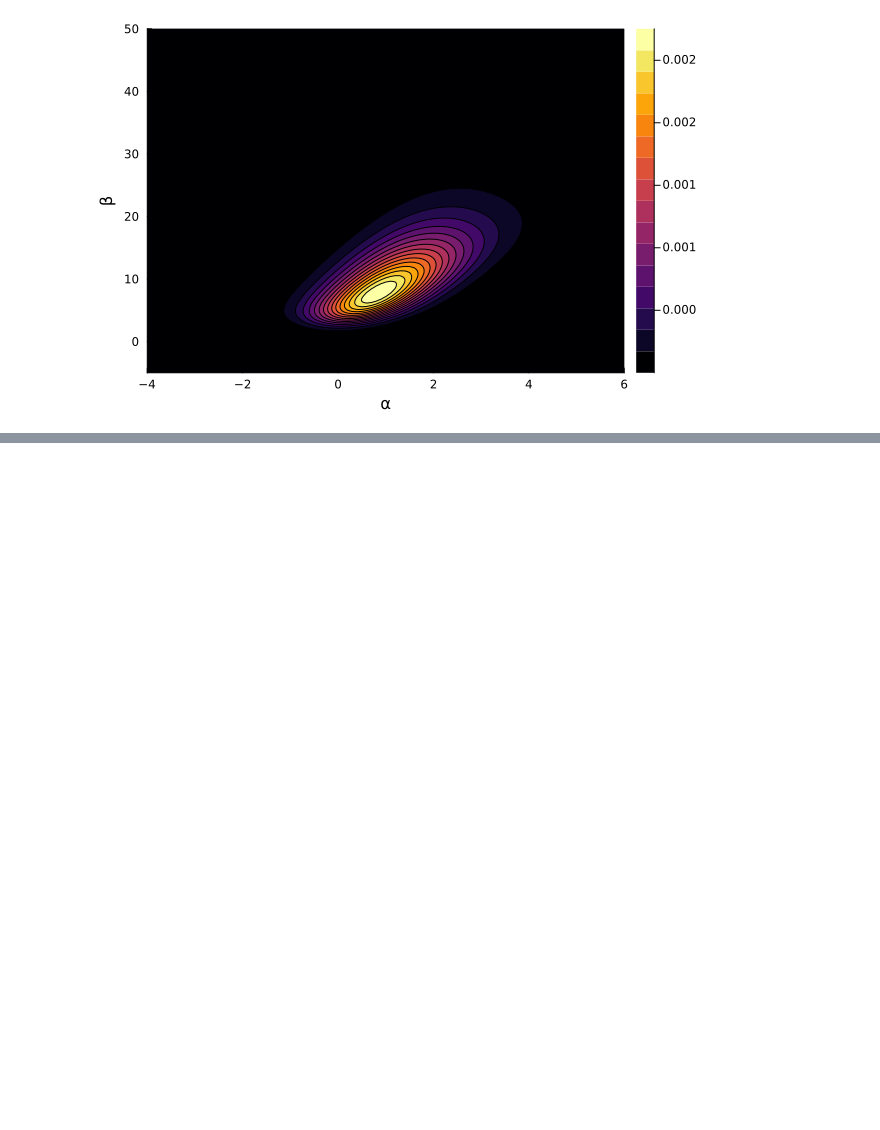
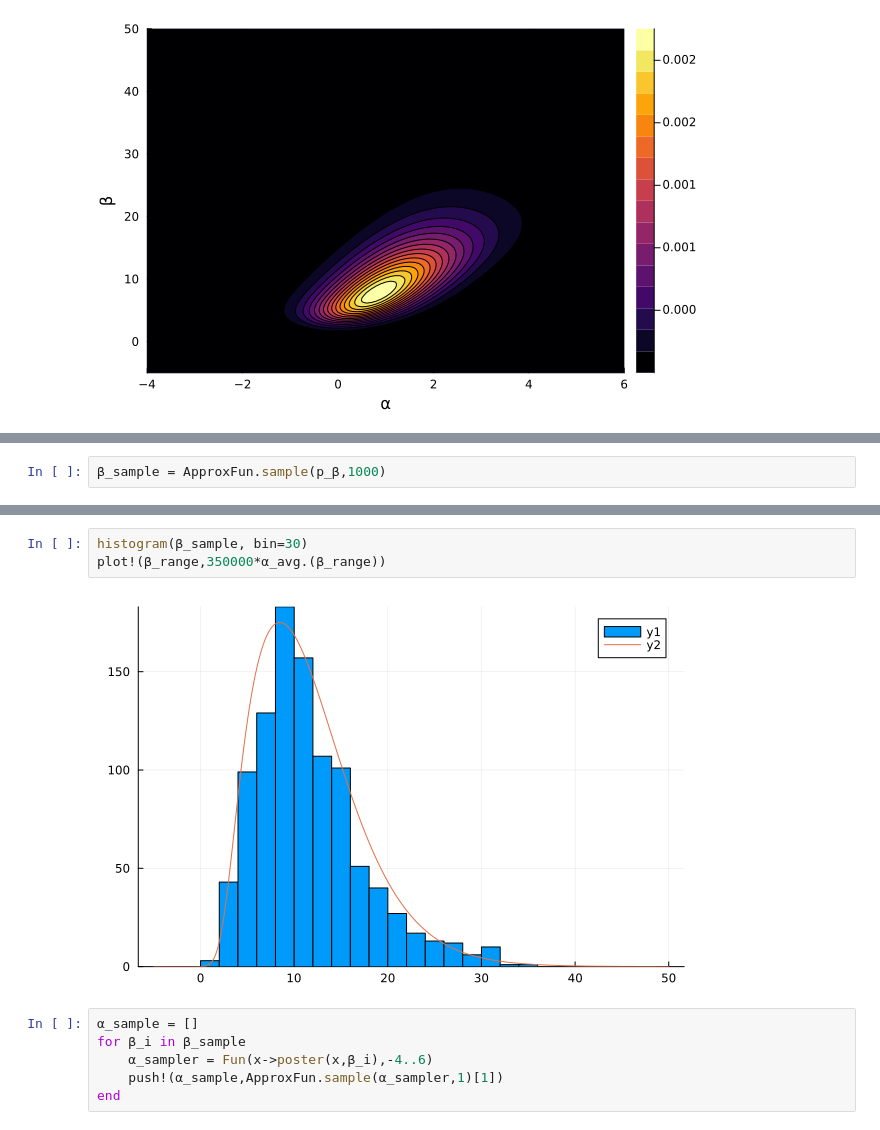
Before and after one commit to alex-hastava/BME-502-2025, a Jupyter notebook: LD50_class.ipynb, the cells around one changed output, grey strips where cells are left out. Cells and saved outputs as stored; diff of their text form; blank space fills up the shorter version.

```diff
--- a/LD50_class.ipynb
+++ b/LD50_class.ipynb
@@ -95,0 +213,2 @@ contourf(-4:0.1:6,-5:0.1:50, poster, xlabel="α",ylabel="β")
+# %%
+β_sample = ApproxFun.sample(p_β,1000)
@@ -95,0 +233,11 @@ contourf(-4:0.1:6,-5:0.1:50, poster, xlabel="α",ylabel="β")
+# %%
+histogram(β_sample, bin=30)
+plot!(β_range,350000*α_avg.(β_range))
+# %% [output]
+[figure, added]
+# %%
+α_sample = []
+for β_i in β_sample
+    α_sampler = Fun(x->poster(x,β_i),-4..6)
+    push!(α_sample,ApproxFun.sample(α_sampler,1)[1])
+end
```
Also changed, not shown: parts of 19 cells of this notebook, 1 other file.
